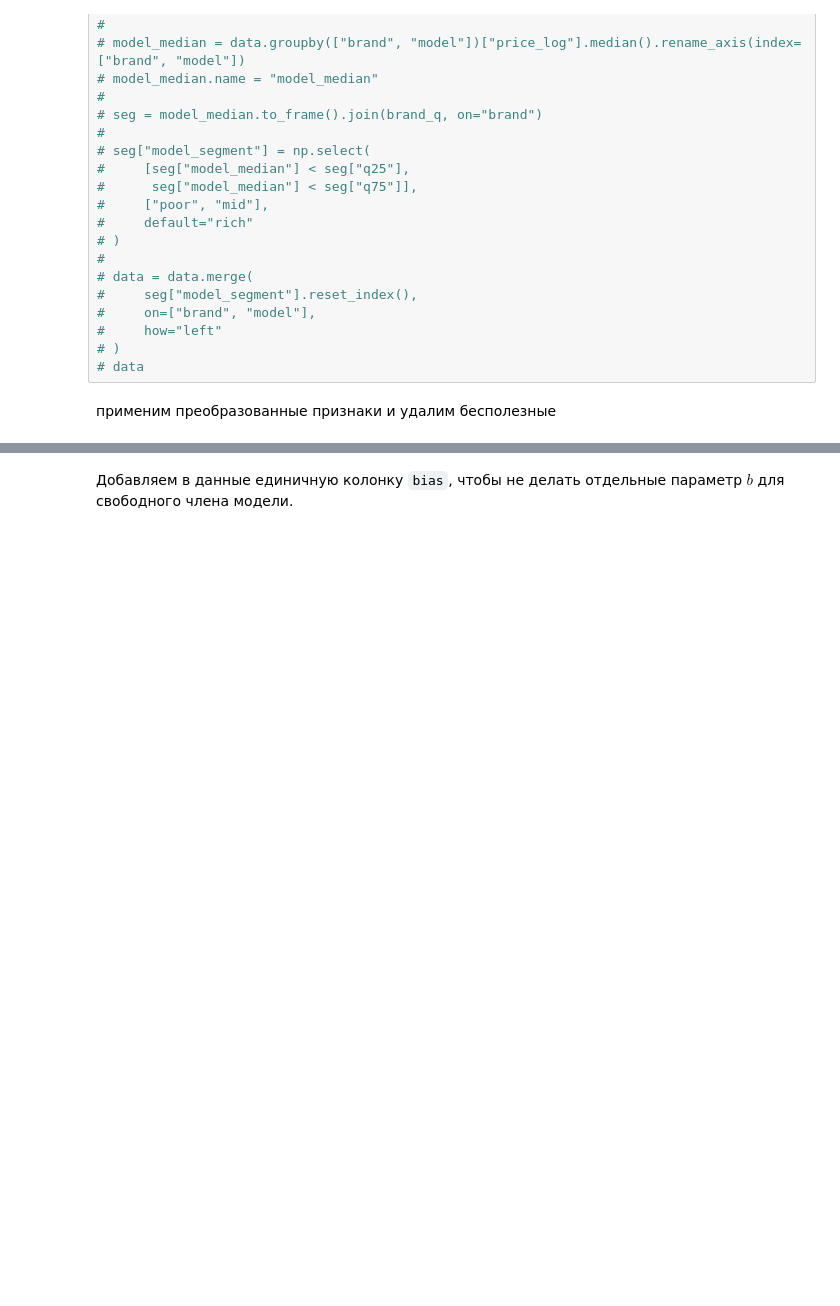
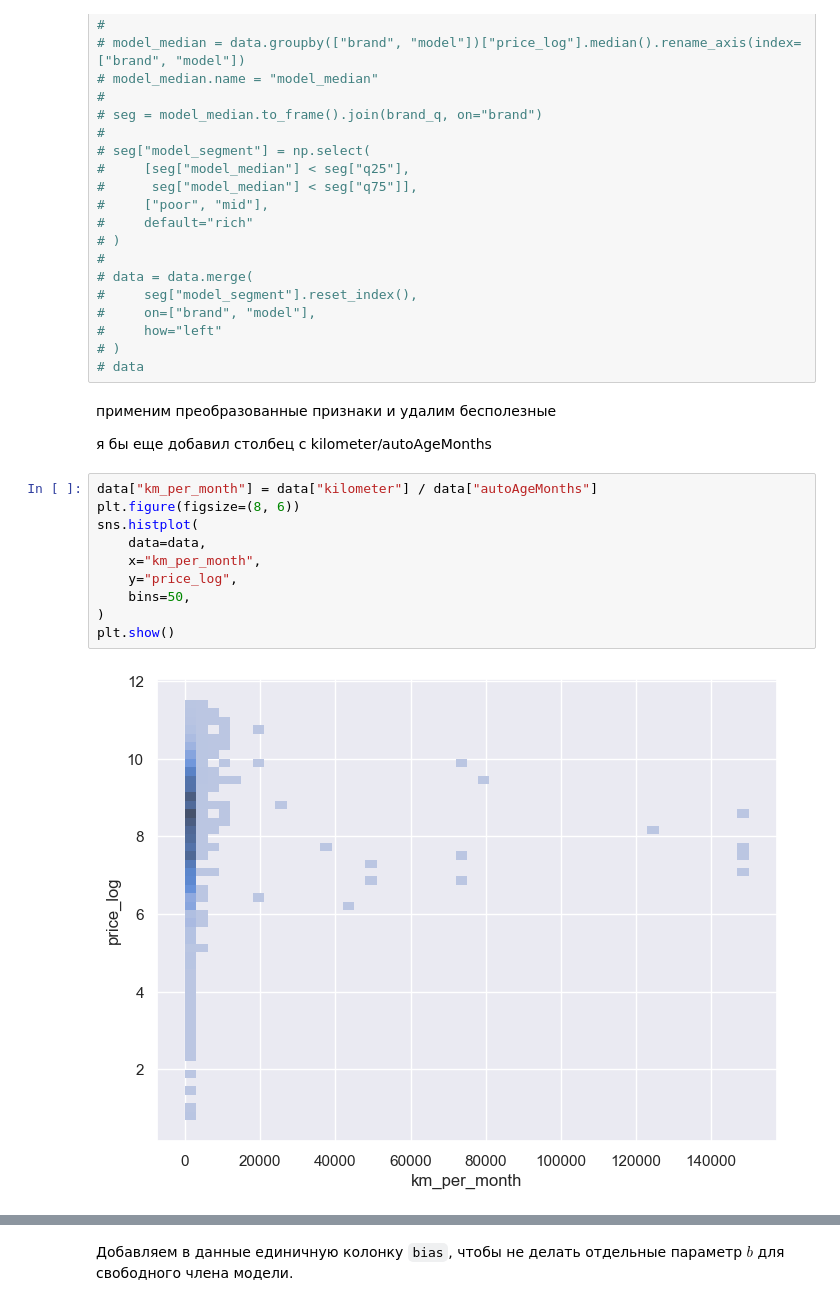
Before and after one commit to Shel2123/ML1_hw, a Jupyter notebook: hw2/Homework Practice 02 GD Соседов.ipynb, the cells around one changed output, grey strips where cells are left out. Drawn from its saved outputs; the diff is of its cells as text; blank space fills up the shorter version.

```diff
--- a/hw2/Homework Practice 02 GD Соседов.ipynb
+++ b/hw2/Homework Practice 02 GD Соседов.ipynb
@@ -768,3 +766,17 @@ show_histograms_by_brand(data)
 # data
 # %% [markdown]
 применим преобразованные признаки и удалим бесполезные
+
+я бы еще добавил столбец с kilometer/autoAgeMonths
+# %%
+data["km_per_month"] = data["kilometer"] / data["autoAgeMonths"]
+plt.figure(figsize=(8, 6))
+sns.histplot(
+    data=data,
+    x="km_per_month",
+    y="price_log",
+    bins=50,
+)
+plt.show()
+# %% [output]
+[figure, added]
```
Also changed, not shown: parts of 25 cells of this notebook, 2 other files.
